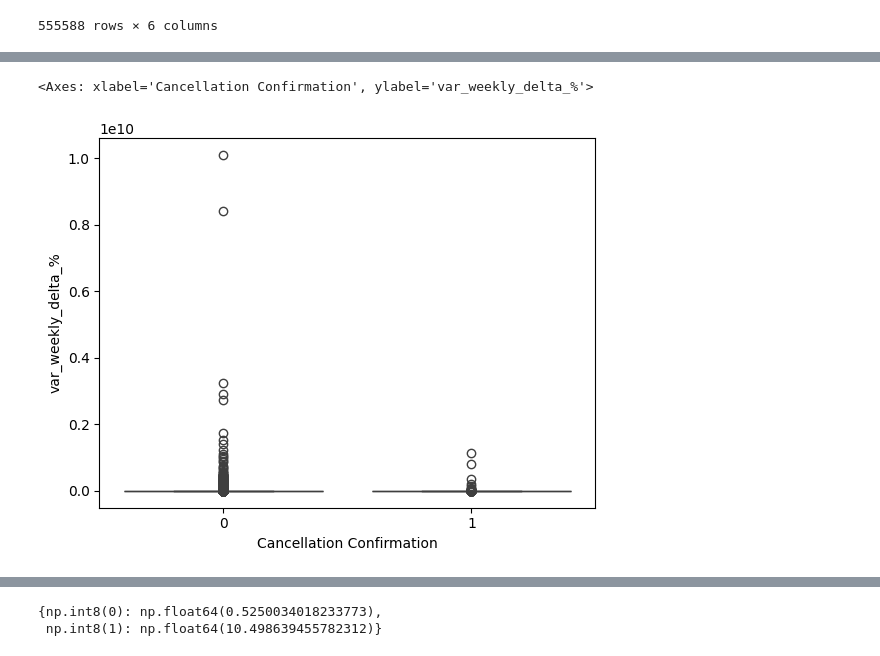
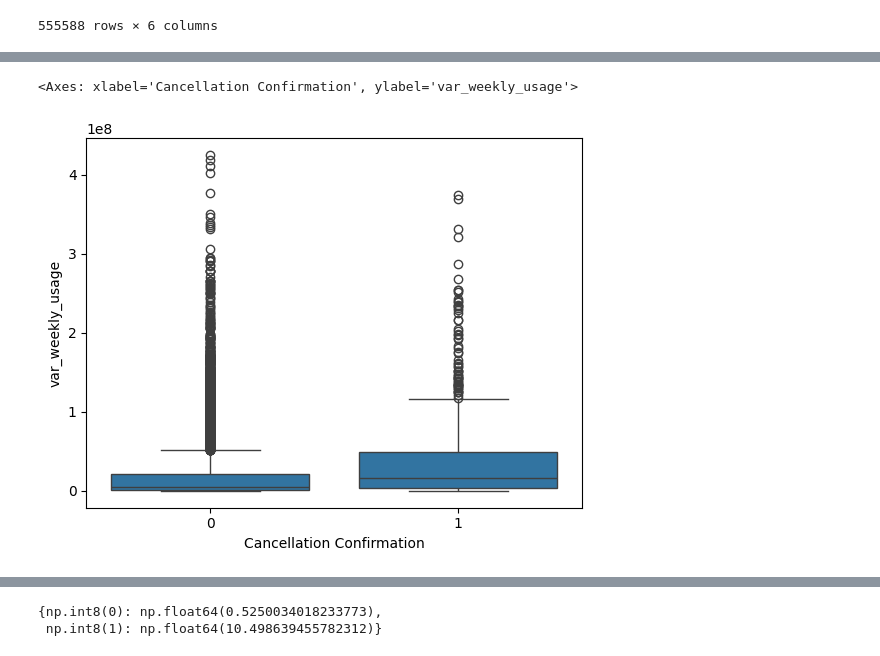
Before and after one commit to aaron3636/kaggle_churn_challenge, a Jupyter notebook: src/sandbox/sandbox_archive/usage_00.02.ipynb, the cells around one changed output, grey strips where cells are left out. Saved outputs shown, nothing was run; the diff lists cells and outputs as text; code cells hidden in the pictures.

```diff
--- a/src/sandbox/usage_00.02.ipynb
+++ b/src/sandbox/sandbox_archive/usage_00.02.ipynb
@@ -222,10 +272,12 @@ cols = df_weekly_avg_time.columns
 # %%
 #df_weekly_avg_time[40]
 
+delta_week_cols = []
 for i, week_number in enumerate(cols):
     if i == len(cols) - 1:
         continue
     else:
+        delta_week_cols.append(f"delta_week_{cols[-1]}_{week_number}")
         df_weekly_avg_time[f"delta_week_{cols[-1]}_{week_number}"] = df_weekly_avg_time[cols[-1]] - df_weekly_avg_time[week_number]
 
 df_c = df_weekly_avg_time.copy()
@@ -233,10 +285,12 @@ df_c = df_weekly_avg_time.copy()
 
 #df_weekly_avg_time[40]
 
+delta_percentage_cols = []
 for i, week_number in enumerate(cols):
     if i == len(cols) - 1:
         continue
     else:
+        delta_percentage_cols.append(f"%_delta_week_{cols[-1]}_{week_number}")
         df_weekly_avg_time[f"%_delta_week_{cols[-1]}_{week_number}"] = ((df_weekly_avg_time[cols[-1]] - df_weekly_avg_time[week_number]) / df_weekly_avg_time[week_number]) * 100
 
 
@@ -264,21 +318,15 @@ df_weekly_avg_time
+# %%
+df_weekly_avg_time["mean_weekly_usage"] = df_weekly_avg_time[cols].mean(axis=1)
+df_weekly_avg_time["median_weekly_usage"] = df_weekly_avg_time[cols].median(axis=1)
+df_weekly_avg_time["var_weekly_usage"] = df_weekly_avg_time[cols].var(axis=1)
 # %%
-cols_delta = ["delta_week_44_40","delta_week_44_41","delta_week_44_42","delta_week_44_43"]
-df_weekly_avg_time["mean_weekly_delta"] = df_weekly_avg_time[cols_delta].mean(axis=1)
-
-cols_delta = ["delta_week_44_40","delta_week_44_41","delta_week_44_42","delta_week_44_43"]
-df_weekly_avg_time["median_weekly_delta"] = df_weekly_avg_time[cols_delta].median(axis=1)
-
-cols_delta = ["delta_week_44_40","delta_week_44_41","delta_week_44_42","delta_week_44_43"]
-df_weekly_avg_time["var_weekly_delta"] = df_weekly_avg_time[cols_delta].var(axis=1)
+df_weekly_avg_time["mean_weekly_delta"] = df_weekly_avg_time[delta_week_cols].mean(axis=1)
+df_weekly_avg_time["median_weekly_delta"] = df_weekly_avg_time[delta_week_cols].median(axis=1)
+df_weekly_avg_time["var_weekly_delta"] = df_weekly_avg_time[delta_week_cols].var(axis=1)
 # %%
-cols_delta_p = ["%_delta_week_44_40","%_delta_week_44_41","%_delta_week_44_42","%_delta_week_44_43"]
-df_weekly_avg_time["mean_weekly_delta_%"] = df_weekly_avg_time[cols_delta_p].mean(axis=1)
-
-cols_delta_p = ["%_delta_week_44_40","%_delta_week_44_41","%_delta_week_44_42","%_delta_week_44_43"]
-df_weekly_avg_time["median_weekly_delta_%"] = df_weekly_avg_time[cols_delta_p].median(axis=1)
-
-cols_delta_p = ["%_delta_week_44_40","%_delta_week_44_41","%_delta_week_44_42","%_delta_week_44_43"]
-df_weekly_avg_time["var_weekly_delta_%"] = df_weekly_avg_time[cols_delta_p].var(axis=1)
+df_weekly_avg_time["mean_weekly_delta_%"] = df_weekly_avg_time[delta_percentage_cols].mean(axis=1)
+df_weekly_avg_time["median_weekly_delta_%"] = df_weekly_avg_time[delta_percentage_cols].median(axis=1)
+df_weekly_avg_time["var_weekly_delta_%"] = df_weekly_avg_time[delta_percentage_cols].var(axis=1)
 # %%
 df_weekly_avg_time
 # %% [output]
@@ -316,10 +361,10 @@ Index([                   'userId',                          40,
        'Cancellation Confirmation'],
       dtype='object')
 # %%
-sns.boxplot(df_a, x = "Cancellation Confirmation", y = "var_weekly_delta_%")
+sns.boxplot(df_a, x = "Cancellation Confirmation", y = "var_weekly_usage")
 # %% [output]
-<Axes: xlabel='Cancellation Confirmation', ylabel='var_weekly_delta_%'>
+<Axes: xlabel='Cancellation Confirmation', ylabel='var_weekly_usage'>
-[figure, old version]
+[figure, new version]
 # %%
 from sklearn.ensemble import HistGradientBoostingClassifier
 from sklearn.model_selection import train_test_split
```
Also changed, not shown: parts of 24 cells of this notebook, 32 other files.
